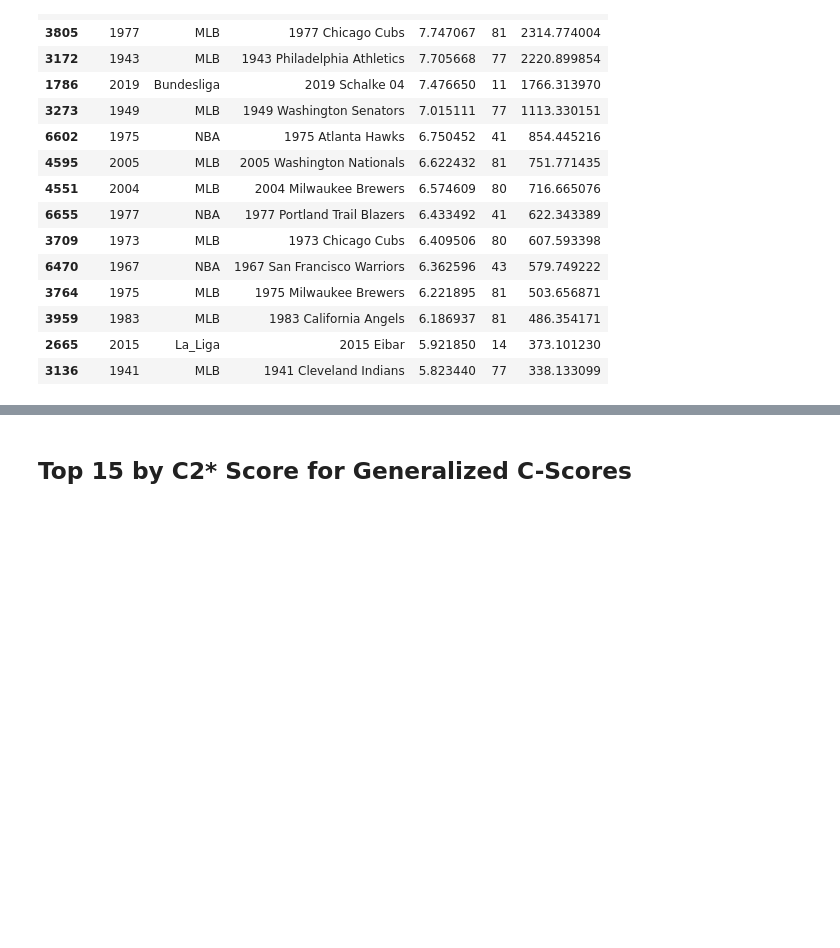
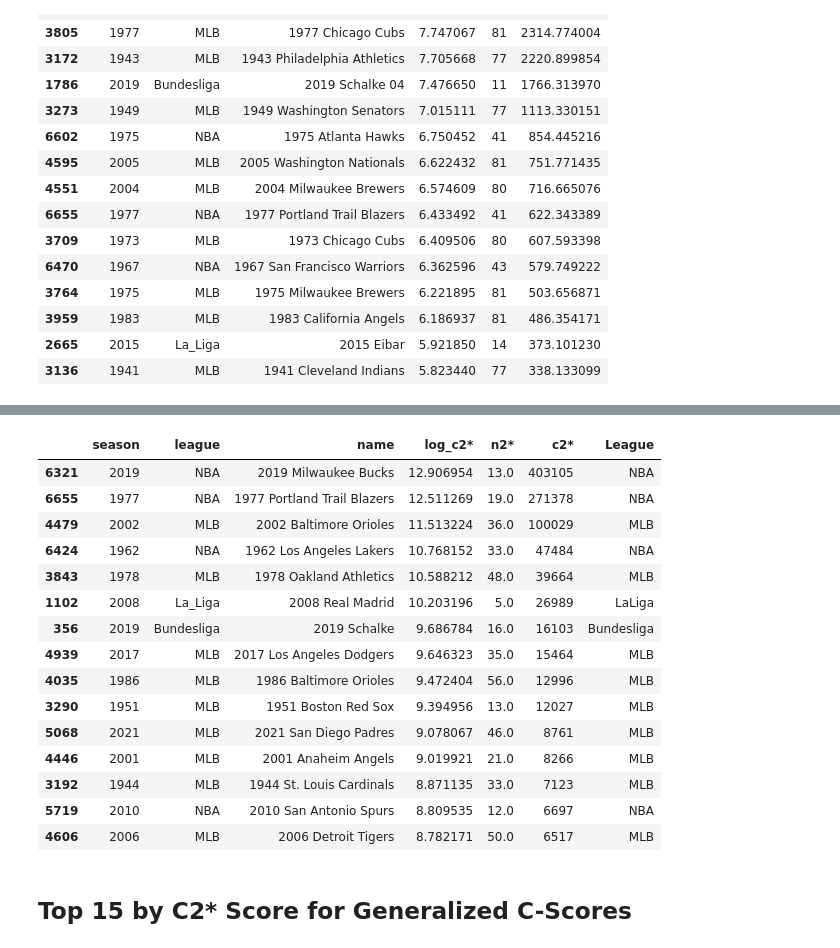
Before and after one commit to RyanRegalado/Win-Loss-Sequences-Sp2026, a Jupyter notebook: output/generalized_cscores_figures.ipynb, the cells around one changed output, grey strips where cells are left out. Cells and saved outputs as stored; diff of their text form; code cells hidden in the pictures; blank space fills up the shorter version.

```diff
--- a/output/generalized_cscores_figures.ipynb
+++ b/output/generalized_cscores_figures.ipynb
@@ -1006,3 +1034,26 @@ combined_palette = {'Premier_League': tab10[2], 'Bundesliga': tab10[3], 'La_Liga
+# %%
+top15_combined_c2_star['League'] = top15_combined_c2_star['league']
+top15_combined_c2_star['name'] = top15_combined_c2_star['name'].replace("2019 Schalke 04", "2019 Schalke")
+top15_combined_c2_star['League'] = top15_combined_c2_star['League'].replace("La_Liga", "LaLiga")
+
+top15_combined_c2_star
+# %% [output]
+|  | season | league | name | log_c2* | n2* | c2* | League |
+| 6321 | 2019 | NBA | 2019 Milwaukee Bucks | 12.906954 | 13.0 | 403105 | NBA |
+| 6655 | 1977 | NBA | 1977 Portland Trail Blazers | 12.511269 | 19.0 | 271378 | NBA |
+| 4479 | 2002 | MLB | 2002 Baltimore Orioles | 11.513224 | 36.0 | 100029 | MLB |
+| 6424 | 1962 | NBA | 1962 Los Angeles Lakers | 10.768152 | 33.0 | 47484 | NBA |
+| 3843 | 1978 | MLB | 1978 Oakland Athletics | 10.588212 | 48.0 | 39664 | MLB |
+| 1102 | 2008 | La_Liga | 2008 Real Madrid | 10.203196 | 5.0 | 26989 | LaLiga |
+| 356 | 2019 | Bundesliga | 2019 Schalke | 9.686784 | 16.0 | 16103 | Bundesliga |
+| 4939 | 2017 | MLB | 2017 Los Angeles Dodgers | 9.646323 | 35.0 | 15464 | MLB |
+| 4035 | 1986 | MLB | 1986 Baltimore Orioles | 9.472404 | 56.0 | 12996 | MLB |
+| 3290 | 1951 | MLB | 1951 Boston Red Sox | 9.394956 | 13.0 | 12027 | MLB |
+| 5068 | 2021 | MLB | 2021 San Diego Padres | 9.078067 | 46.0 | 8761 | MLB |
+| 4446 | 2001 | MLB | 2001 Anaheim Angels | 9.019921 | 21.0 | 8266 | MLB |
+| 3192 | 1944 | MLB | 1944 St. Louis Cardinals | 8.871135 | 33.0 | 7123 | MLB |
+| 5719 | 2010 | NBA | 2010 San Antonio Spurs | 8.809535 | 12.0 | 6697 | NBA |
+| 4606 | 2006 | MLB | 2006 Detroit Tigers | 8.782171 | 50.0 | 6517 | MLB |
 # %% [markdown]
 ## Top 15 by C2* Score for Generalized C-Scores
 # %%
```
Also changed, not shown: parts of 8 cells of this notebook, 2 other files.
